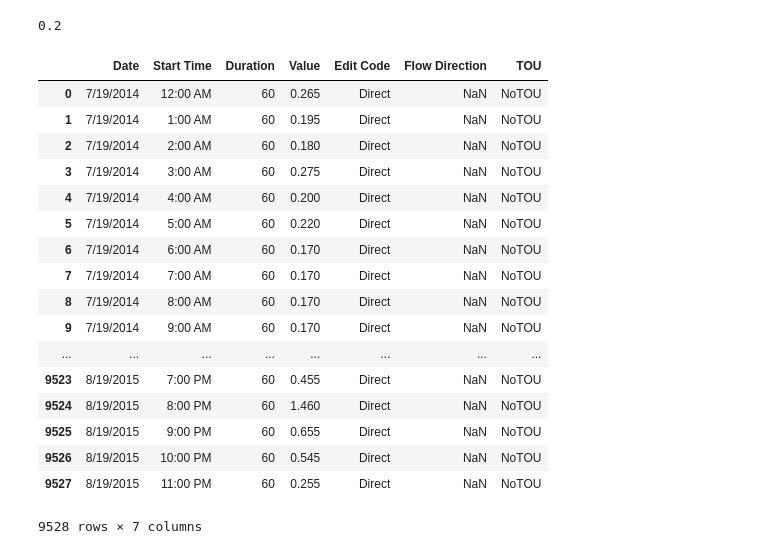
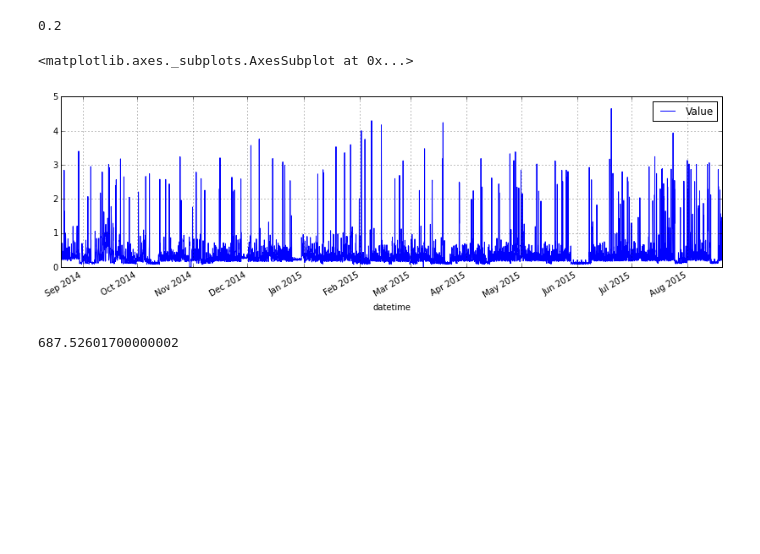
Before and after one commit to dan-1d/ev_solar_models, a Jupyter notebook: Electric vehicle and solar power models.ipynb, the cells around one changed output. Cells and saved outputs as stored; diff of their text form; code cells hidden in the pictures; blank space fills up the shorter version.

Commit message:
added csv reading routines for electric use

```diff
--- a/Electric vehicle and solar power models.ipynb
+++ b/Electric vehicle and solar power models.ipynb
@@ -50,23 +50,16 @@ erates.get_rate(dt)
 0.2
 # %%
 e_daily = pd.read_csv("electric-usage--raw.csv")
-e_daily
-# %% [output]
-|  | Date | Start Time | Duration | Value | Edit Code | Flow Direction | TOU |
-| 0 | 7/19/2014 | 12:00 AM | 60 | 0.265 | Direct | NaN | NoTOU |
-| 1 | 7/19/2014 | 1:00 AM | 60 | 0.195 | Direct | NaN | NoTOU |
-| 2 | 7/19/2014 | 2:00 AM | 60 | 0.180 | Direct | NaN | NoTOU |
-| 3 | 7/19/2014 | 3:00 AM | 60 | 0.275 | Direct | NaN | NoTOU |
-| 4 | 7/19/2014 | 4:00 AM | 60 | 0.200 | Direct | NaN | NoTOU |
-| 5 | 7/19/2014 | 5:00 AM | 60 | 0.220 | Direct | NaN | NoTOU |
-| 6 | 7/19/2014 | 6:00 AM | 60 | 0.170 | Direct | NaN | NoTOU |
-| 7 | 7/19/2014 | 7:00 AM | 60 | 0.170 | Direct | NaN | NoTOU |
-| 8 | 7/19/2014 | 8:00 AM | 60 | 0.170 | Direct | NaN | NoTOU |
-| 9 | 7/19/2014 | 9:00 AM | 60 | 0.170 | Direct | NaN | NoTOU |
-| ... | ... | ... | ... | ... | ... | ... | ... |
-| 9523 | 8/19/2015 | 7:00 PM | 60 | 0.455 | Direct | NaN | NoTOU |
-| 9524 | 8/19/2015 | 8:00 PM | 60 | 1.460 | Direct | NaN | NoTOU |
-| 9525 | 8/19/2015 | 9:00 PM | 60 | 0.655 | Direct | NaN | NoTOU |
-| 9526 | 8/19/2015 | 10:00 PM | 60 | 0.545 | Direct | NaN | NoTOU |
-| 9527 | 8/19/2015 | 11:00 PM | 60 | 0.255 | Direct | NaN | NoTOU |
-9528 rows × 7 columns
+# %%
+
+eUse=er.elect_use_cost_tou(erates, e_daily)
+# %%
+
+eUse.use_df.plot(x="datetime", y="Value", figsize=(14,4))
+# %% [output]
+<matplotlib.axes._subplots.AxesSubplot at 0x...>
+[figure, added]
+# %%
+eUse.get_cost()
+# %% [output]
+687.52601700000002
```
Also changed, not shown: 4 other files.
